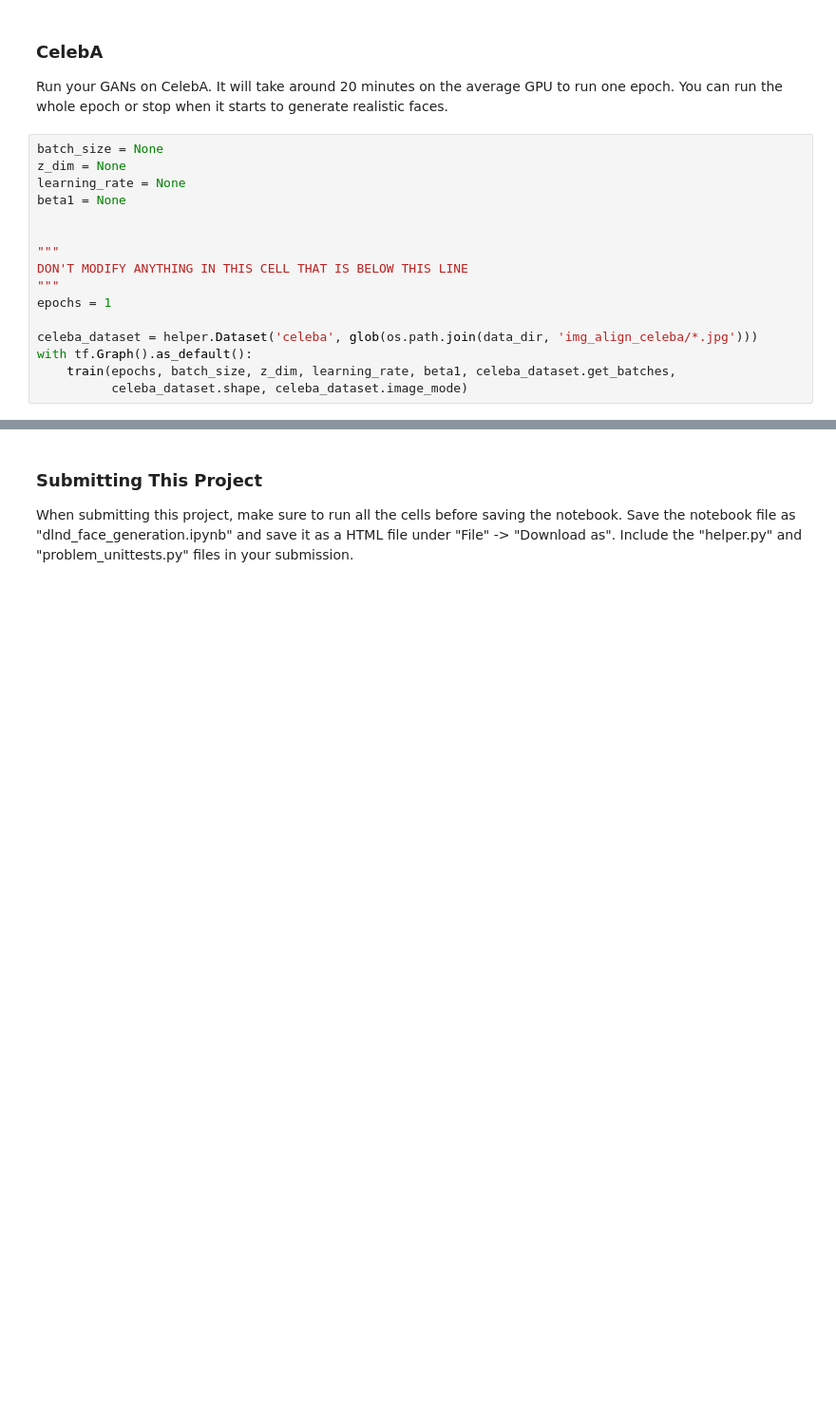
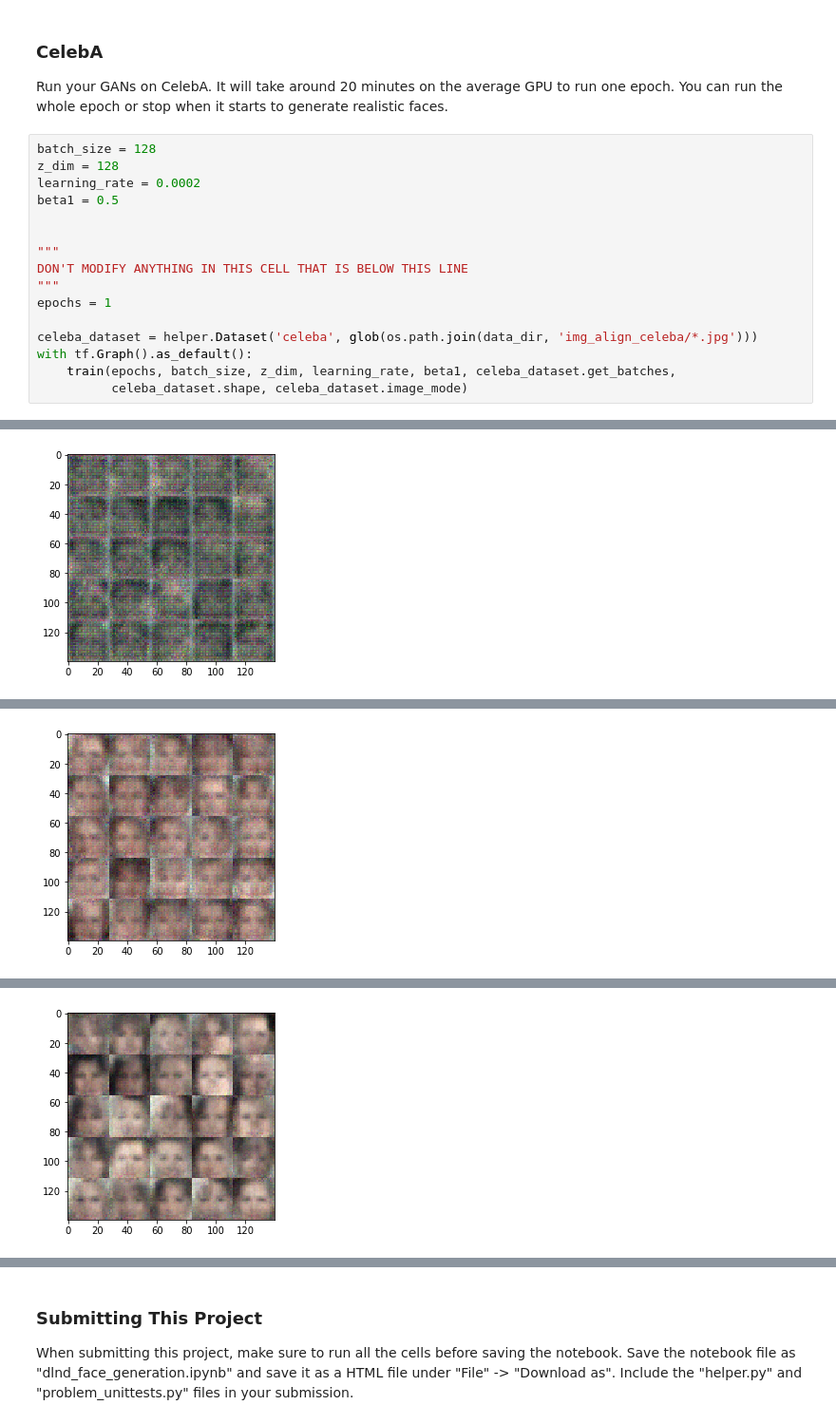
Before and after one commit to bleykher/deep-learning, a Jupyter notebook: face_generation/dlnd_face_generation.ipynb, the cells around one changed output, grey strips where cells are left out. Shown at 95% size. Cells and saved outputs as stored; diff of their text form; blank space fills up the shorter version.

```diff
--- a/face_generation/dlnd_face_generation.ipynb
+++ b/face_generation/dlnd_face_generation.ipynb
@@ -396,10 +446,10 @@ Epoch 2/2... Discriminator Loss: 2.3745... Generator Loss: 1.0086
 ### CelebA
 Run your GANs on CelebA.  It will take around 20 minutes on the average GPU to run one epoch.  You can run the whole epoch or stop when it starts to generate realistic faces.
 # %%
-batch_size = None
-z_dim = None
-learning_rate = None
-beta1 = None
+batch_size = 128
+z_dim = 128
+learning_rate = 0.0002
+beta1 = 0.5
 
 
 """
@@ -411,3 +461,4 @@ celeba_dataset = helper.Dataset('celeba', glob(os.path.join(data_dir, 'img_align
 with tf.Graph().as_default():
     train(epochs, batch_size, z_dim, learning_rate, beta1, celeba_dataset.get_batches,
           celeba_dataset.shape, celeba_dataset.image_mode)
+# %% [output]
@@ -413,0 +475 @@ with tf.Graph().as_default():
+[figure, added]
@@ -413,0 +486 @@ with tf.Graph().as_default():
+[figure, added]
@@ -413,0 +497 @@ with tf.Graph().as_default():
+[figure, added]
```
Also changed, not shown: parts of 10 cells of this notebook.
